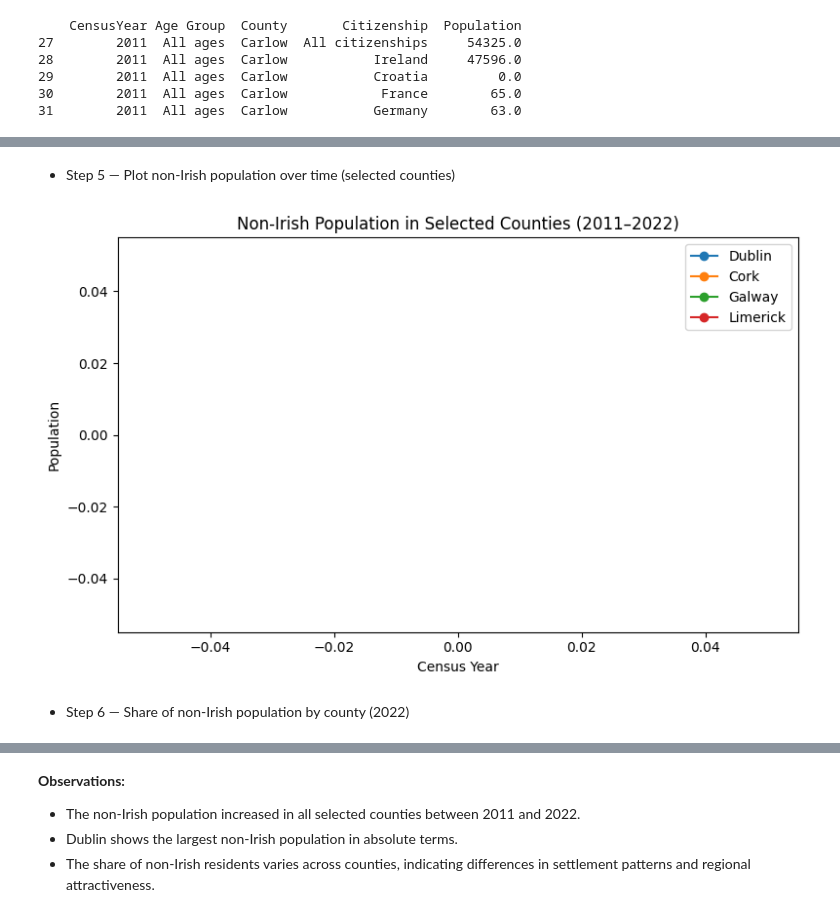
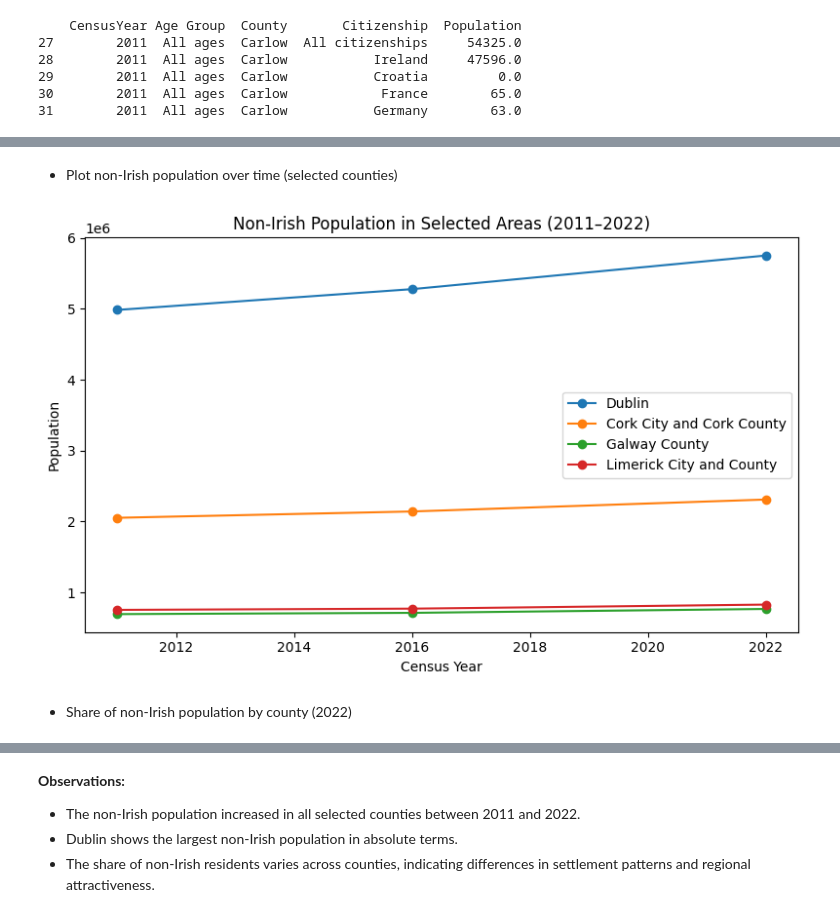
Before and after one commit to elainecazetta/programming-for-data-analytics, a Jupyter notebook: project/census_analysis.ipynb, the cells around one changed output, grey strips where cells are left out. Saved outputs shown, nothing was run; the diff lists cells and outputs as text; code cells hidden in the pictures.

Commit message:
group Dublin area data and fix plot

```diff
--- a/project/census_analysis.ipynb
+++ b/project/census_analysis.ipynb
@@ -491 +512,13 @@ print(imm_df.head())
+# %%
+# Create grouped county column
+imm_df["County_Grouped"] = imm_df["County"]
+
+dublin_areas = [
+    "Dublin City",
+    "Fingal",
+    "South Dublin",
+    "Dún Laoghaire-Rathdown"
+]
+
+imm_df.loc[imm_df["County"].isin(dublin_areas), "County_Grouped"] = "Dublin"
 # %% [markdown]
@@ -493,9 +526,12 @@ print(imm_df.head())
 # %%
 # Create a simplified citizenship category
-imm_df["Citizenship_Group"] = imm_df["Citizenship"]
+#imm_df["Citizenship_Group"] = imm_df["Citizenship"]
 
-imm_df.loc[
-    imm_df["Citizenship"] != "Irish",
-    "Citizenship_Group"
-] = "Non-Irish"
+#imm_df.loc[
+#    imm_df["Citizenship"] != "Irish",
+#    "Citizenship_Group"
+#] = "Non-Irish"
+
+imm_df["Citizenship_Group"] = "Non-Irish"
+imm_df.loc[imm_df["Citizenship"] == "Irish", "Citizenship_Group"] = "Irish"
 # %% [markdown]
@@ -503,7 +539,7 @@ imm_df.loc[
 # %%
 imm_grouped = (
     imm_df
-    .groupby(["County", "CensusYear", "Citizenship_Group"], as_index=False)["Population"]
+    .groupby(["County_Grouped", "CensusYear", "Citizenship_Group"], as_index=False)["Population"]
     .sum()
 )
 
@@ -518,33 +554,28 @@ print(imm_grouped.head())
 # %% [markdown]
-- Step 5 — Plot non-Irish population over time (selected counties)
+- Plot non-Irish population over time (selected counties)
 # %%
-selected_counties = ["Dublin", "Cork", "Galway", "Limerick"]
+selected_areas = ["Dublin", "Cork City and Cork County", "Galway County", "Limerick City and County"]
 
 imm_plot = imm_grouped[
-    (imm_grouped["County"].isin(selected_counties)) &
+    (imm_grouped["County_Grouped"].isin(selected_areas)) &
     (imm_grouped["Citizenship_Group"] == "Non-Irish")
 ]
 
 import matplotlib.pyplot as plt
 
 plt.figure(figsize=(8, 5))
-for county in selected_counties:
-    data = imm_plot[imm_plot["County"] == county]
-    plt.plot(
-        data["CensusYear"],
-        data["Population"],
-        marker="o",
-        label=county
-    )
+for area in selected_areas:
+    data = imm_plot[imm_plot["County_Grouped"] == area]
+    plt.plot(data["CensusYear"], data["Population"], marker="o", label=area)
 
-plt.title("Non-Irish Population in Selected Counties (2011–2022)")
+plt.title("Non-Irish Population in Selected Areas (2011–2022)")
 plt.xlabel("Census Year")
 plt.ylabel("Population")
 plt.legend()
 plt.tight_layout()
 plt.show()
 # %% [output]
-[figure, old version]
+[figure, new version]
 # %% [markdown]
-- Step 6 — Share of non-Irish population by county (2022)
+- Share of non-Irish population by county (2022)
 # %%
```
Also changed, not shown: parts of 10 cells of this notebook.
